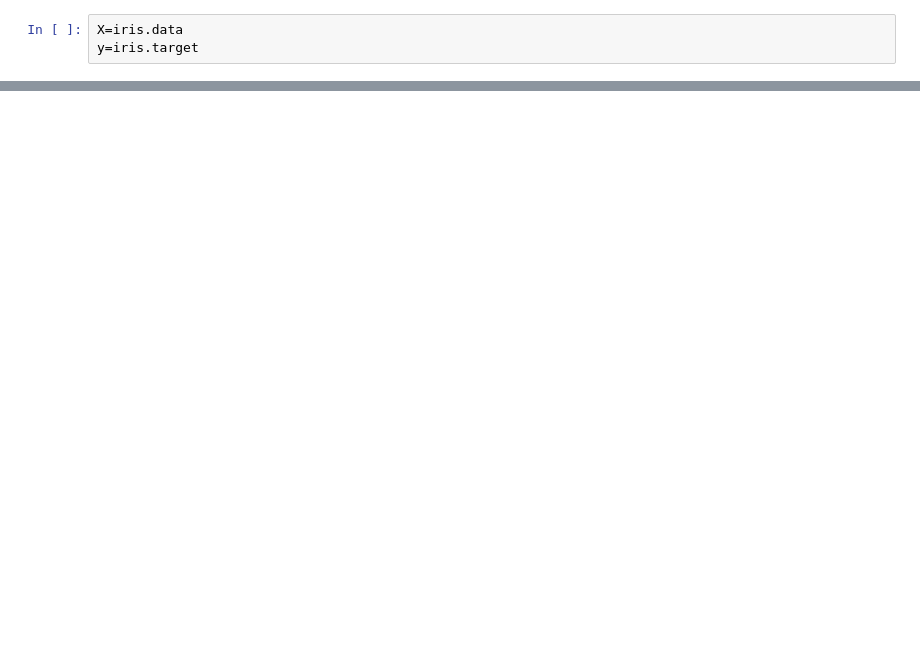
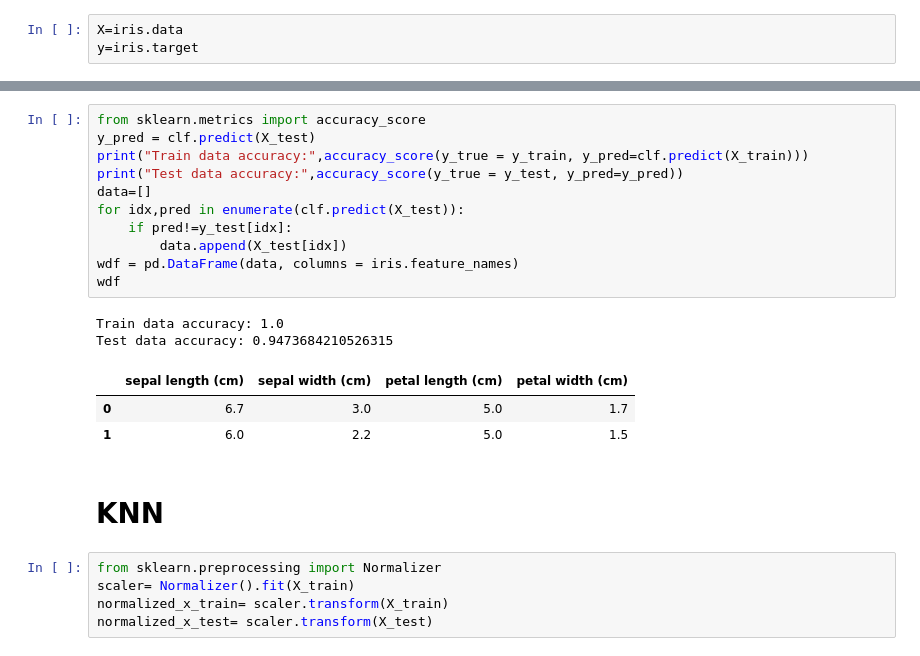
Before and after one commit to TomasRacil/DataMining, a Jupyter notebook: Classiffication tree/classification.ipynb, the cells around one changed output, grey strips where cells are left out. Cells and saved outputs as stored; diff of their text form; blank space fills up the shorter version.

```diff
--- a/Classiffication tree/classification.ipynb
+++ b/Classiffication tree/classification.ipynb
@@ -98,0 +108,24 @@ DecisionTreeClassifier(criterion='entropy', max_depth=3, random_state=0)
+# %%
+from sklearn.metrics import accuracy_score
+y_pred = clf.predict(X_test)
+print("Train data accuracy:",accuracy_score(y_true = y_train, y_pred=clf.predict(X_train)))
+print("Test data accuracy:",accuracy_score(y_true = y_test, y_pred=y_pred))
+data=[]
+for idx,pred in enumerate(clf.predict(X_test)):
+    if pred!=y_test[idx]:
+        data.append(X_test[idx])
+wdf = pd.DataFrame(data, columns = iris.feature_names)
+wdf
+# %% [output]
+Train data accuracy: 1.0
+Test data accuracy: 0.9473684210526315
+|  | sepal length (cm) | sepal width (cm) | petal length (cm) | petal width (cm) |
+| 0 | 6.7 | 3.0 | 5.0 | 1.7 |
+| 1 | 6.0 | 2.2 | 5.0 | 1.5 |
+# %% [markdown]
+# KNN
+# %%
+from sklearn.preprocessing import Normalizer
+scaler= Normalizer().fit(X_train)
+normalized_x_train= scaler.transform(X_train)
+normalized_x_test= scaler.transform(X_test)
```
Also changed, not shown: parts of 10 cells of this notebook.
